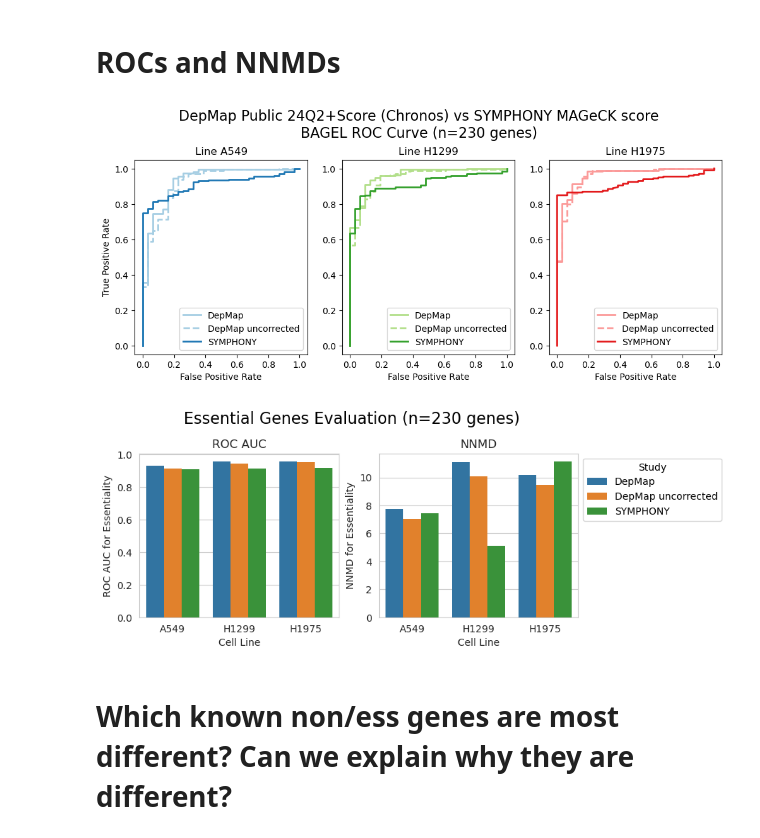
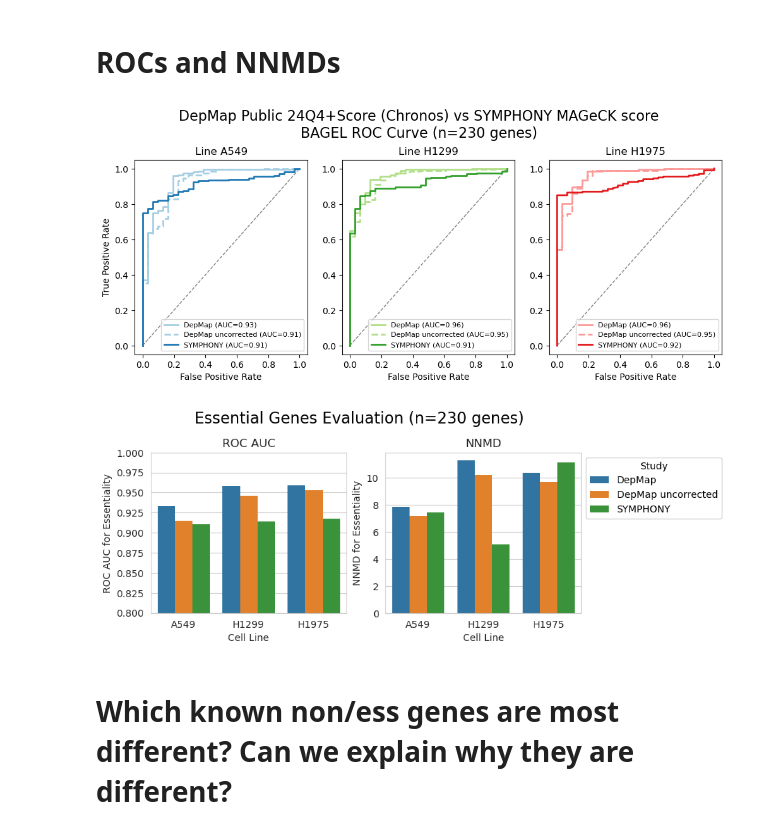
Before and after one commit to stefanpeidli/SYM101, a Jupyter notebook: notebooks/SYM101_vs_depmap.ipynb, the cells around one changed output. Saved outputs shown, nothing was run; the diff lists cells and outputs as text; code cells hidden in the pictures.

```diff
--- a/notebooks/SYM101_vs_depmap.ipynb
+++ b/notebooks/SYM101_vs_depmap.ipynb
@@ -32,7 +32,6 @@ cell_line_dict=config['cell_lines']
 cell_lines = list(cell_line_dict.values())
 # %%
 # Load DepMap data
-df = pd.read_csv("/scratch/peidli/DepMap/depmap_export_2024-06-13 08_40_33.976743_subsetted_NAsdropped.csv", index_col=1)
+df = pd.read_csv("../resources/DepMap/DepMap_24Q4_CRISPR_RNAi_SYM101.csv", index_col=1)
 df = df.loc[:, (~df.isna()).sum(0) != 0]  # remove all-nan columns
-# df = df.drop('depmap_id', axis=1)
 df.index = df.index.str.replace("NCI", "")
@@ -43,11 +52,11 @@ lineage = columns.str.startswith("lineage")
 aneu = columns.str.startswith("Aneuploidy")
 arm = columns.str.startswith("Arm-level CNAs")
 cn = columns.str.startswith("Copy Number (Absolute)")
-cnp = columns.str.startswith("Copy Number Public 24Q2")
+cnp = columns.str.startswith("Copy Number Public 24Q4")
 crico = columns.str.startswith("CRISPR confounders")
-bcexp = columns.str.startswith("Batch corrected Expression Public 24Q2")
-exp = columns.str.startswith("Expression Public 24Q2")
-cri_chronos = columns.str.startswith("CRISPR (DepMap Public 24Q2+Score, Chronos)")
+bcexp = columns.str.startswith("Batch corrected Expression Public 24Q4")
+exp = columns.str.startswith("Expression Public 24Q4")
+cri_chronos = columns.str.startswith("CRISPR (DepMap Public 24Q4+Score, Chronos)")
 cri_ps_ceres = columns.str.startswith("CRISPR (Project Score, CERES)")
 cri_ps_chronos = columns.str.startswith("CRISPR (Project Score, Chronos)")
 rnai_1 = columns.str.startswith("RNAi (Achilles+DRIVE+Marcotte, DEMETER2)")
@@ -76,14 +74,10 @@ tab = tab.T
 # %%
 # Depmap Corrected Scores
 df_ = df.loc[:, cri_chronos]
-df_.columns = df_.columns.str.replace("CRISPR (DepMap Public 24Q2+Score, Chronos) ", "", regex=False)
+df_.columns = df_.columns.str.replace("CRISPR (DepMap Public 24Q4+Score, Chronos) ", "", regex=False)
 
 # Without correction
-unc_df = pd.read_csv('/scratch/peidli/DepMap/CRISPRGeneEffectUncorrected.csv', index_col=0)
-inv_map = {v: k for k, v in df.depmap_id.to_dict().items()}
-unc_df.index = unc_df.index.map(inv_map)
-unc_df = unc_df.loc[df.index]  # take only our cell lines
-unc_df.columns = unc_df.columns.str.split(' (', regex=False).str[0]
+unc_df = pd.read_csv("../resources/DepMap/DepMap_SYM101_CRISPRGeneEffectUncorrected.csv", index_col=0)
 # %%
 # merge all
 super_df = pd.concat({'SYMPHONY': tab, 'DepMap Chronos': df_, 'DepMap uncorrected': unc_df}, axis=1, join='inner')
@@ -95,6 +89,7 @@ gene_overlap = list(set(tab.columns) & set(df_.columns))
 fig, axs = pl.subplots(1, 3, figsize=(4*3,4))
 cmap = get_cmap('Paired')
 
+from sklearn.metrics import roc_auc_score
 i = 0
 for ax, line in zip(axs, ['A549', 'H1299', 'H1975']):
     # DepMap
@@ -105,7 +100,8 @@ for ax, line in zip(axs, ['A549', 'H1299', 'H1975']):
     fpr, tpr, thresholds = roc_curve(sdf[mask].essentiality=='essential', -sdf[mask].score)
     style ='-'
     color = cmap(i)
-    ax.plot(fpr, tpr, label="DepMap", linewidth=2, linestyle=style, color=color)
+    auc = roc_auc_score(sdf[mask].essentiality=='essential', -sdf[mask].score)
+    ax.plot(fpr, tpr, label=f"DepMap (AUC={np.round(auc, 2)})", linewidth=2, linestyle=style, color=color)
 
     # DepMap uncorrected
     sdf = super_df.loc[[line], 'DepMap uncorrected'].T
@@ -115,7 +111,8 @@ for ax, line in zip(axs, ['A549', 'H1299', 'H1975']):
     fpr, tpr, thresholds = roc_curve(sdf[mask].essentiality=='essential', -sdf[mask].score)
     style ='--'
     color = cmap(i)
-    ax.plot(fpr, tpr, label="DepMap uncorrected", linewidth=2, linestyle=style, color=color)
+    auc = roc_auc_score(sdf[mask].essentiality=='essential', -sdf[mask].score)
+    ax.plot(fpr, tpr, label=f"DepMap uncorrected (AUC={np.round(auc, 2)})", linewidth=2, linestyle=style, color=color)
     i += 1
 
     # SYMPHONY
@@ -126,18 +123,22 @@ for ax, line in zip(axs, ['A549', 'H1299', 'H1975']):
     fpr, tpr, thresholds = roc_curve(sdf[mask].essentiality=='essential', -sdf[mask].score)
     style ='-'
     color = cmap(i)
-    ax.plot(fpr, tpr, label="SYMPHONY", linewidth=2, linestyle=style, color=color)
+    auc = roc_auc_score(sdf[mask].essentiality=='essential', -sdf[mask].score)
+    ax.plot(fpr, tpr, label=f"SYMPHONY (AUC={np.round(auc, 2)})", linewidth=2, linestyle=style, color=color)
     i += 1
 
-    ax.legend()
+    ax.legend(fontsize=8, loc='lower right')
     ax.set_xlabel('False Positive Rate')
     if ax == axs[0]: ax.set_ylabel('True Positive Rate')
     ax.set_title(f'Line {line}')
-pl.suptitle(f'DepMap Public 24Q2+Score (Chronos) vs SYMPHONY MAGeCK score\nBAGEL ROC Curve (n={(mask).sum()} genes)', y=1.08, fontsize=16)
+
+    # Add diagonal line
+    ax.plot([0, 1], [0, 1], linestyle='--', color='grey', linewidth=1, zorder=-1)
+pl.suptitle(f'DepMap Public 24Q4+Score (Chronos) vs SYMPHONY MAGeCK score\nBAGEL ROC Curve (n={(mask).sum()} genes)', y=1.08, fontsize=16)
 pl.savefig(f'../results/figures/depmap_vs_symphony_ROCAUC.pdf', bbox_inches='tight', dpi=300)
 pl.show()
 # %% [output]
-[figure, old version]
+[figure, new version]
 # %%
 # AUC scores
 from sklearn.metrics import roc_auc_score
@@ -164,33 +165,34 @@ for line in ['A549', 'H1299', 'H1975']:
     sdf = super_df.loc[[line], 'SYMPHONY'].T
     sdf.columns = ['score']
     sdf['essentiality'] = annotate_essentiality(sdf.index)
     mask = (sdf.essentiality!='unknown') & (sdf.index.isin(gene_overlap))
     aucs[(line, 'SYMPHONY')] = roc_auc_score(sdf[mask].essentiality=='essential', -sdf[mask].score)
     nnmds[(line, 'SYMPHONY')] = get_nnmd(sdf, score_column='score')
 auc_df = pd.DataFrame(aucs, index=['AUC']).T.reset_index().rename(columns={'level_0':'line', 'level_1':'origin'})
 nnmd_df = pd.DataFrame(nnmds, index=['NNMD']).T.reset_index().rename(columns={'level_0':'line', 'level_1':'origin'})
 
 with sns.axes_style('whitegrid'):
     fig, axs = pl.subplots(1, 2, figsize=(4*2,3), gridspec_kw=dict(hspace=0.7))
 ax = axs[0]
 sns.barplot(data=auc_df, x='line', y='AUC', hue='origin', ax=ax)
 ax.legend_.remove()
 ax.set_xlabel('Cell Line')
 ax.set_ylabel('ROC AUC for Essentiality')
 ax.set_title('ROC AUC')
+ax.set_ylim(0.8, 1)
 
 ax = axs[1]
 sns.barplot(data=nnmd_df, x='line', y='NNMD', hue='origin', ax=ax)
 ax.set_xlabel('Cell Line')
 ax.set_ylabel('NNMD for Essentiality')
 ax.set_title('NNMD')
 sns.move_legend(ax, "upper left", bbox_to_anchor=(1, 1), title='Study')
 
 pl.suptitle(f'Essential Genes Evaluation (n={mask.sum()} genes)', fontsize=16, y=1.08)
 
 pl.savefig(f'../results/figures/depmap_vs_symphony_ROCAUC_NNDM_barplots.pdf', bbox_inches='tight', dpi=300)
 pl.show()
 # %% [output]
-[figure, old version]
+[figure, new version]
 # %% [markdown]
 # Which known non/ess genes are most different? Can we explain why they are different?
```
Also changed, not shown: parts of 13 cells of this notebook, 49 other files.
